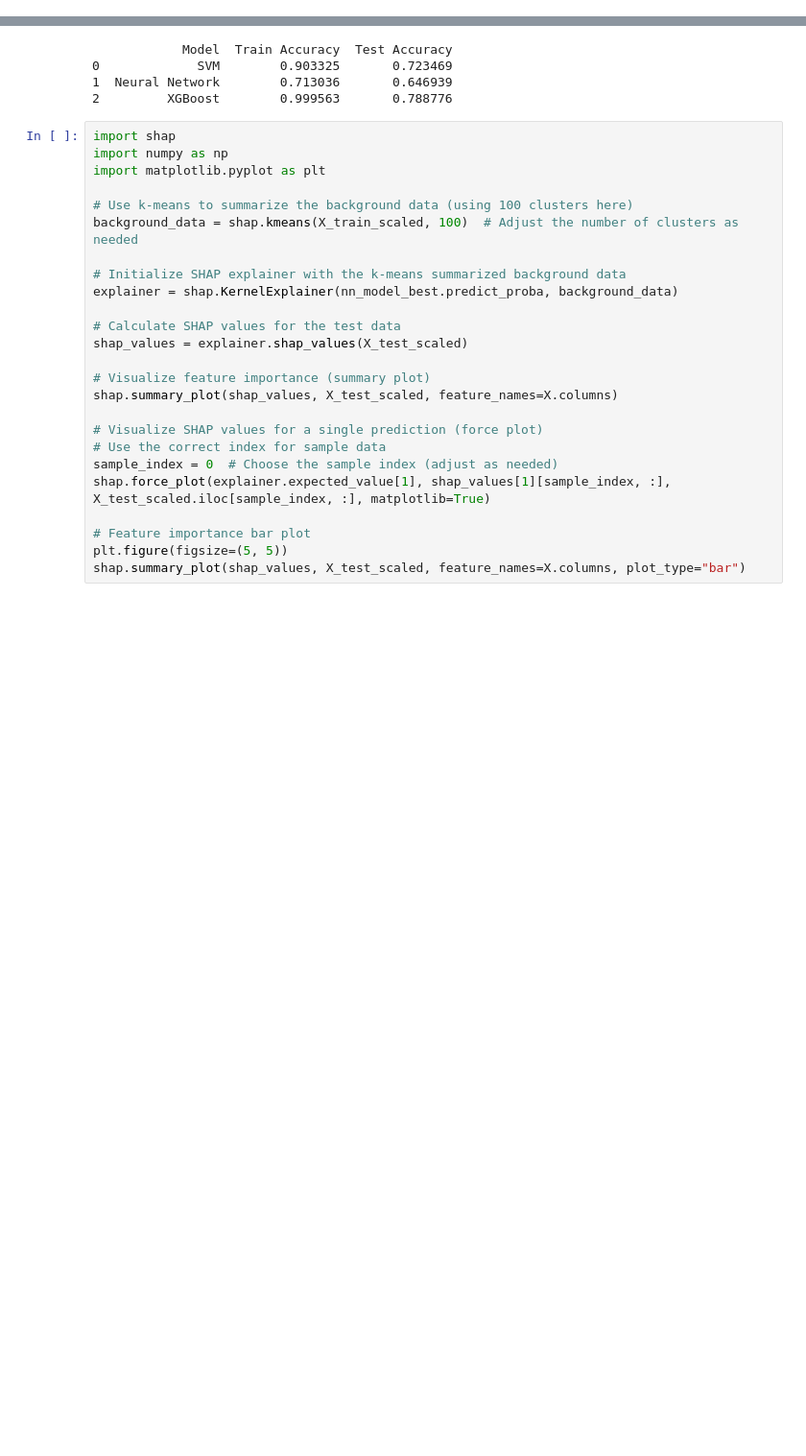
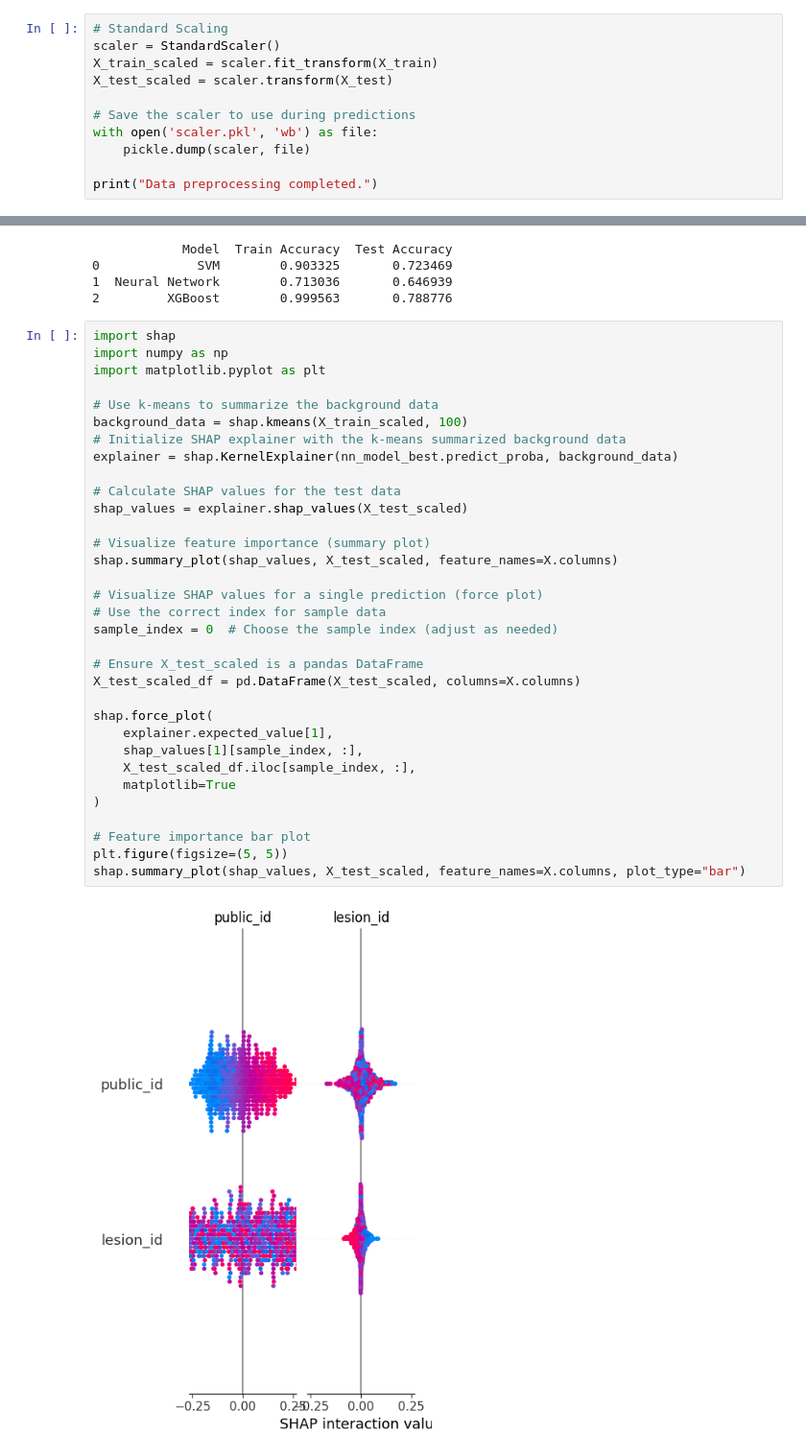
Before and after one commit to tharushaliyanagama/OralCancerEarlyDetection-DSGP, a Jupyter notebook: Text_Data_Analysis.ipynb, the cells around one changed output, grey strips where cells are left out. Shown at 96% size. Cells and saved outputs as stored; diff of their text form; blank space fills up the shorter version.

Commit message:
Correct the order of preprocessing

```diff
--- a/Text_Data_Analysis.ipynb
+++ b/Text_Data_Analysis.ipynb
@@ -379,0 +366,11 @@ Numerical columns: Index(['public_id', 'lesion_id', 'patient_id', 'localization'
+# %%
+# Standard Scaling
+scaler = StandardScaler()
+X_train_scaled = scaler.fit_transform(X_train)
+X_test_scaled = scaler.transform(X_test)
+
+# Save the scaler to use during predictions
+with open('scaler.pkl', 'wb') as file:
+    pickle.dump(scaler, file)
+
+print("Data preprocessing completed.")
@@ -602,25 +746,35 @@ print(results_df)
 # %%
 import shap
 import numpy as np
 import matplotlib.pyplot as plt
 
-# Use k-means to summarize the background data (using 100 clusters here)
-background_data = shap.kmeans(X_train_scaled, 100)  # Adjust the number of clusters as needed
-
+# Use k-means to summarize the background data
+background_data = shap.kmeans(X_train_scaled, 100)
 # Initialize SHAP explainer with the k-means summarized background data
 explainer = shap.KernelExplainer(nn_model_best.predict_proba, background_data)
 
 # Calculate SHAP values for the test data
 shap_values = explainer.shap_values(X_test_scaled)
 
 # Visualize feature importance (summary plot)
 shap.summary_plot(shap_values, X_test_scaled, feature_names=X.columns)
 
 # Visualize SHAP values for a single prediction (force plot)
 # Use the correct index for sample data
 sample_index = 0  # Choose the sample index (adjust as needed)
-shap.force_plot(explainer.expected_value[1], shap_values[1][sample_index, :], X_test_scaled.iloc[sample_index, :], matplotlib=True)
+
+# Ensure X_test_scaled is a pandas DataFrame
+X_test_scaled_df = pd.DataFrame(X_test_scaled, columns=X.columns)
+
+shap.force_plot(
+    explainer.expected_value[1],
+    shap_values[1][sample_index, :],
+    X_test_scaled_df.iloc[sample_index, :],
+    matplotlib=True
+)
 
 # Feature importance bar plot
 plt.figure(figsize=(5, 5))
 shap.summary_plot(shap_values, X_test_scaled, feature_names=X.columns, plot_type="bar")
+# %% [output]
+[figure, added]
```
Also changed, not shown: parts of 22 cells of this notebook.
